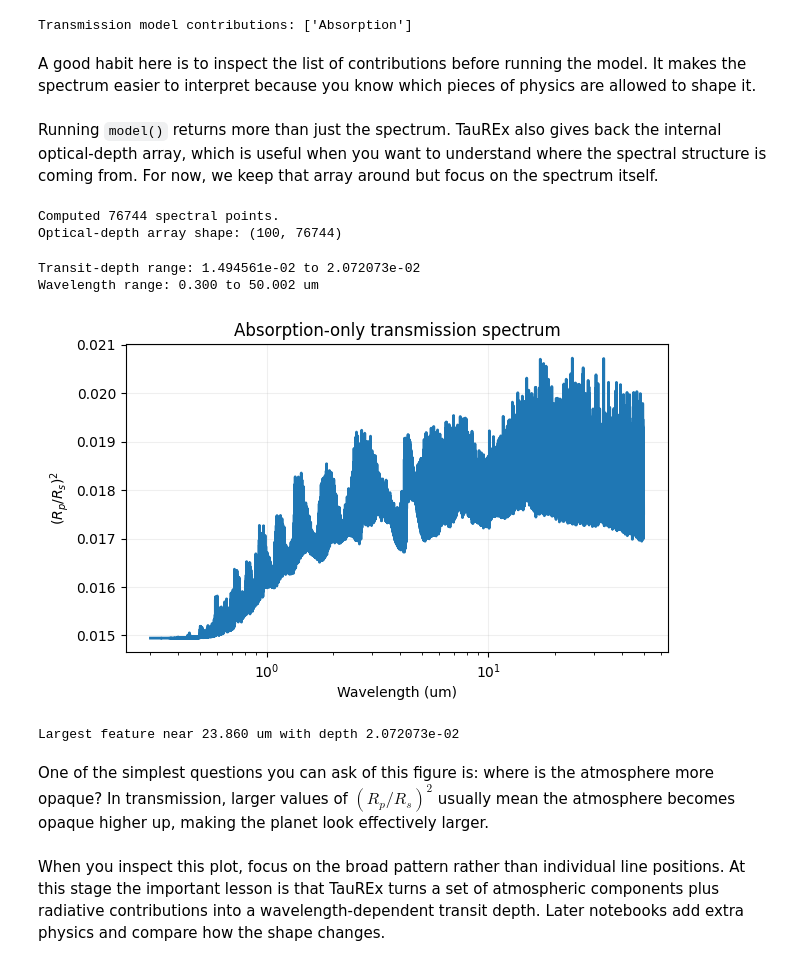
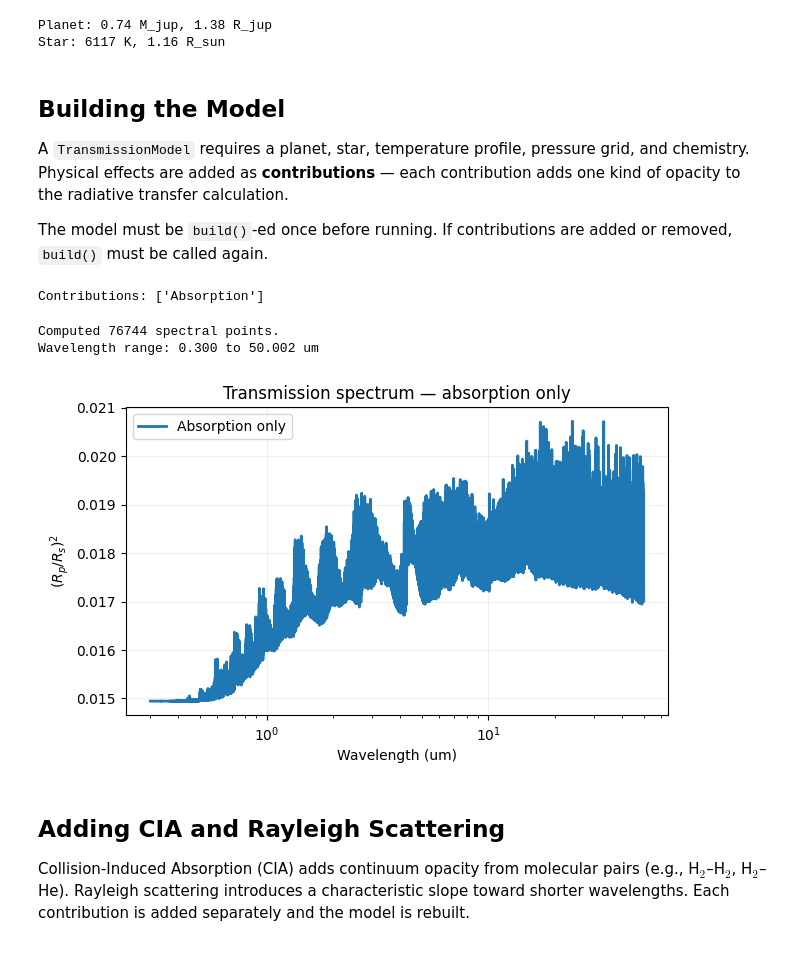
Before and after one commit to eScience-TauRex/taurex3, a Jupyter notebook: examples/notebooks/03_transmission_basics.ipynb, the cells around one changed output. Saved outputs shown, nothing was run; the diff lists cells and outputs as text; code cells hidden in the pictures.

```diff
--- a/examples/notebooks/03_transmission_basics.ipynb
+++ b/examples/notebooks/03_transmission_basics.ipynb
@@ -7,50 +7,66 @@ This notebook keeps the physics intentionally minimal by using molecular absorpt
 # %%
-from _shared import build_transmission_model
+from _shared import build_base_components
+from taurex.constants import RSOL
 
-context = build_transmission_model(download=False)
-tm = context['tm']
+context = build_base_components(download=False)
+iso_t = context['iso_t']
+press = context['press']
+chemistry = context['chemistry']
+planet = context['planet']
+star = context['star']
 
-print('Transmission model contributions:', [c.name for c in tm.contribution_list])
+print(f'Planet: {planet.mass:.2f} M_jup, {planet.radius:.2f} R_jup')
+print(f'Star: {star.temperature:.0f} K, {star.radius / RSOL:.2f} R_sun')
 # %% [output]
-Transmission model contributions: ['Absorption']
+Planet: 0.74 M_jup, 1.38 R_jup
+Star: 6117 K, 1.16 R_sun
-# %% [markdown]
-A good habit here is to inspect the list of contributions before running the model. It makes the spectrum easier to interpret because you know which pieces of physics are allowed to shape it.
 # %% [markdown]
-Running `model()` returns more than just the spectrum. TauREx also gives back the internal optical-depth array, which is useful when you want to understand where the spectral structure is coming from. For now, we keep that array around but focus on the spectrum itself.
+## Building the Model
+
+A `TransmissionModel` requires a planet, star, temperature profile, pressure grid, and chemistry. Physical effects are added as **contributions** — each contribution adds one kind of opacity to the radiative transfer calculation.
+
+The model must be `build()`-ed once before running. If contributions are added or removed, `build()` must be called again.
 # %%
-wngrid, rprs, tau, _ = tm.model()
-wlgrid = 10000 / wngrid[::-1]
-rprs = rprs[::-1]
+from taurex.model import TransmissionModel
+from taurex.contributions import AbsorptionContribution
 
-print(f'Computed {len(wngrid)} spectral points.')
-print(f'Optical-depth array shape: {tau.shape}')
+tm = TransmissionModel(
+    planet=planet,
+    temperature_profile=iso_t,
+    chemistry=chemistry,
+    star=star,
+    pressure_profile=press,
+)
+tm.add_contribution(AbsorptionContribution())
+tm.build()
+
+print('Contributions:', [c.name for c in tm.contribution_list])
 # %% [output]
-Computed 76744 spectral points.
-Optical-depth array shape: (100, 76744)
+Contributions: ['Absorption']
 # %%
-print(f'Transit-depth range: {rprs.min():.6e} to {rprs.max():.6e}')
+wngrid, rprs, tau, _ = tm.model()
+wlgrid = 10000 / wngrid[::-1]
+abs_only_rprs = rprs[::-1]
+
+print(f'Computed {len(wngrid)} spectral points.')
 print(f'Wavelength range: {wlgrid.min():.3f} to {wlgrid.max():.3f} um')
 # %% [output]
-Transit-depth range: 1.494561e-02 to 2.072073e-02
+Computed 76744 spectral points.
 Wavelength range: 0.300 to 50.002 um
 # %%
 import matplotlib.pyplot as plt
 
 plt.figure(figsize=(7, 4))
-plt.plot(wlgrid, rprs, lw=2)
+plt.plot(wlgrid, abs_only_rprs, lw=2, label='Absorption only')
 plt.xscale('log')
 plt.xlabel('Wavelength (um)')
 plt.ylabel('$(R_p/R_s)^2$')
-plt.title('Absorption-only transmission spectrum')
+plt.title('Transmission spectrum — absorption only')
+plt.legend()
 plt.grid(alpha=0.2)
 # %% [output]
-[figure, old version]
+[figure, new version]
-# %%
-peak_index = rprs.argmax()
-print(f'Largest feature near {wlgrid[peak_index]:.3f} um with depth {rprs[peak_index]:.6e}')
-# %% [output]
-Largest feature near 23.860 um with depth 2.072073e-02
-# %% [markdown]
-One of the simplest questions you can ask of this figure is: where is the atmosphere more opaque? In transmission, larger values of $(R_p/R_s)^2$ usually mean the atmosphere becomes opaque higher up, making the planet look effectively larger.
-# %% [markdown]
-When you inspect this plot, focus on the broad pattern rather than individual line positions. At this stage the important lesson is that TauREx turns a set of atmospheric components plus radiative contributions into a wavelength-dependent transit depth. Later notebooks add extra physics and compare how the shape changes.
+# %% [markdown]
+## Adding CIA and Rayleigh Scattering
+
+Collision-Induced Absorption (CIA) adds continuum opacity from molecular pairs (e.g., H$_2$–H$_2$, H$_2$–He). Rayleigh scattering introduces a characteristic slope toward shorter wavelengths. Each contribution is added separately and the model is rebuilt.
```
Also changed, not shown: parts of 4 cells of this notebook, 18 other files.
